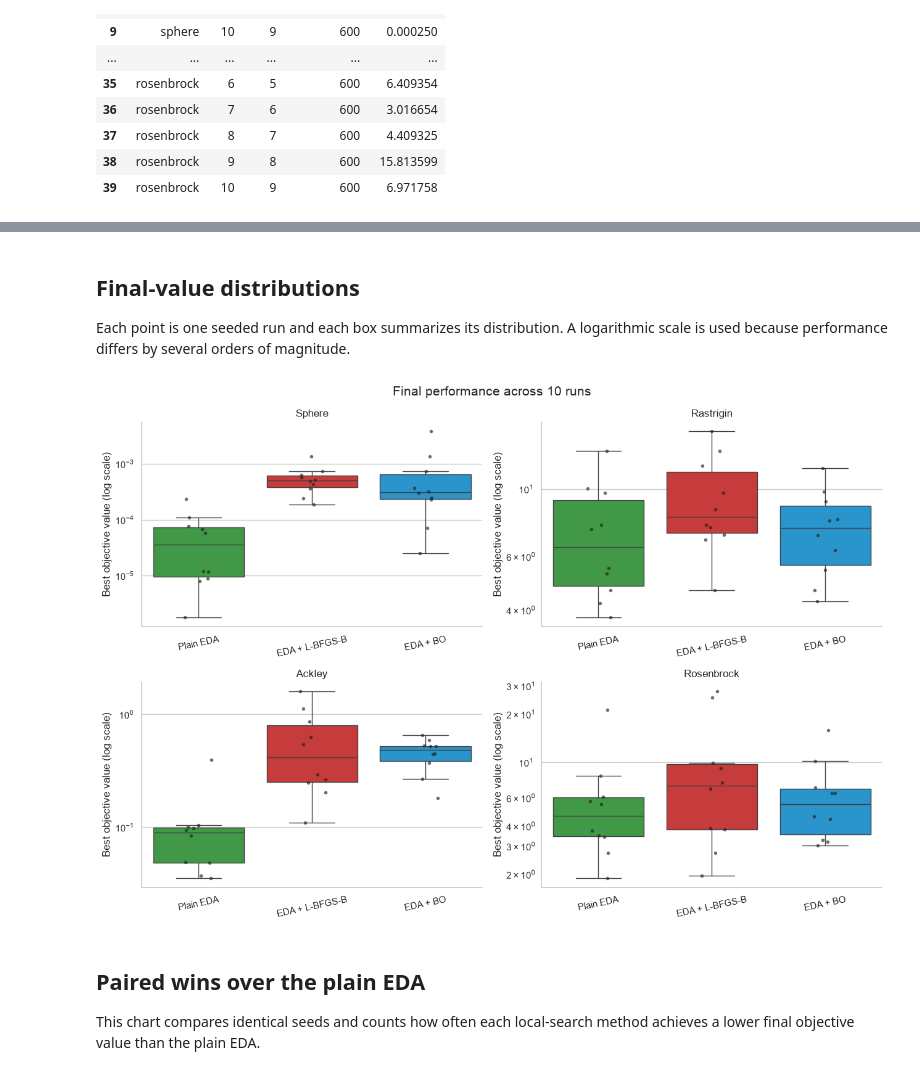
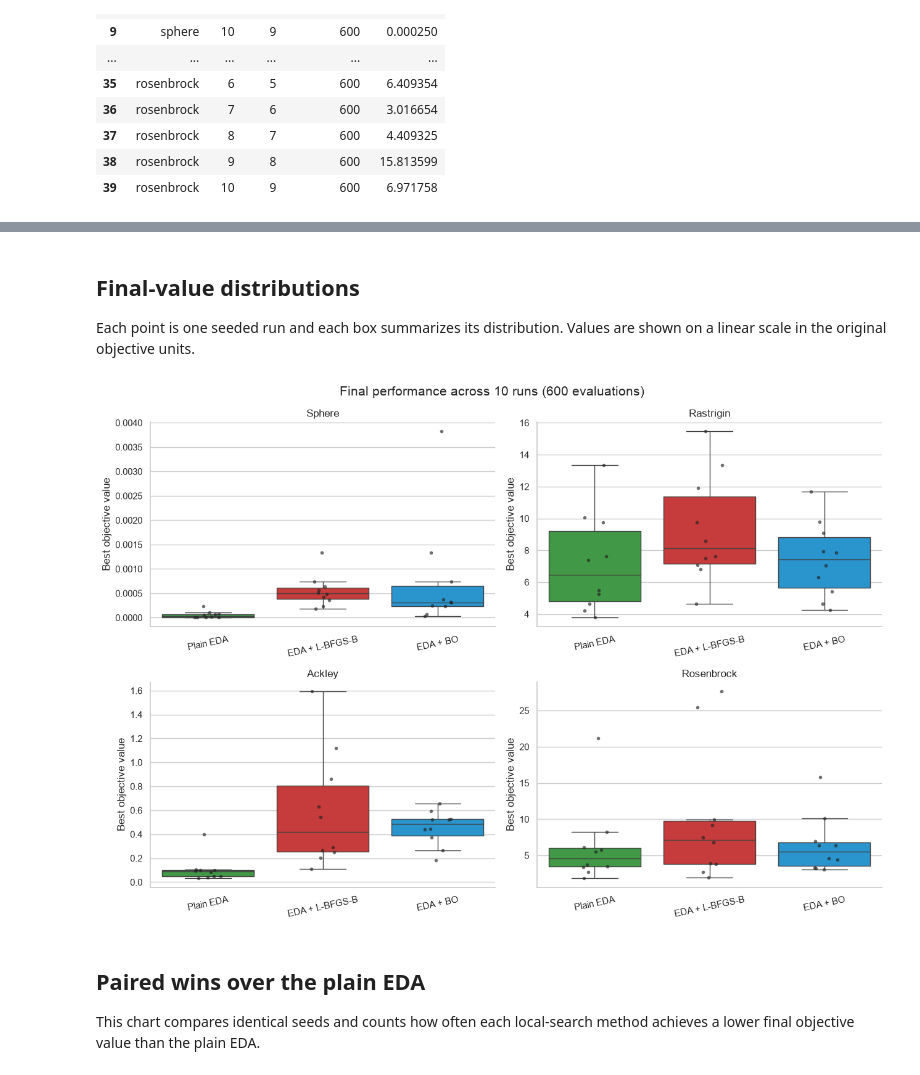
Before and after one commit to abarrenap/Bayesian_Optimization_for_EDA, a Jupyter notebook: bo_eda_experiments.ipynb, the cells around one changed output, grey strips where cells are left out. Drawn from its saved outputs; the diff is of its cells as text; code cells hidden in the pictures.

```diff
--- a/bo_eda_experiments.ipynb
+++ b/bo_eda_experiments.ipynb
@@ -331,13 +367,22 @@ class BudgetedBayesianLocalSearch:
 # %%
 def run_eda_with_bo(benchmark, objective, bounds, seed):
     evaluations = 0
+    history = []
+    best_so_far = np.inf
 
     def fitness(x):
-        nonlocal evaluations
+        nonlocal evaluations, best_so_far
         if evaluations >= MAX_EVALUATIONS:
             raise RuntimeError("Evaluation budget exceeded")
         evaluations += 1
-        return -float(objective(x))
+        value = float(objective(x))
+        best_so_far = min(best_so_far, value)
+        history.append({
+            "benchmark": benchmark, "method": 'EDA + BO',
+            "run": seed + 1, "seed": seed, "evaluation": evaluations,
+            "objective_value": value, "best_value": best_so_far,
+        })
+        return -value
 
     eda = GaussianUMDA(
         n_vars=N_DIMS,
@@ -361,6 +406,7 @@ def run_eda_with_bo(benchmark, objective, bounds, seed):
         "seed": seed,
         "evaluations": evaluations,
         "best_value": -stats.best_fitness_overall,
+        "history": history,
     }
 # %% [markdown]
 ## Run and save
@@ -459,15 +517,15 @@ for method in METHOD_ORDER:
             .sum()
         )
 
-        median_log10_gain = np.median(
-            np.log10(values["Plain EDA"] / values[method])
+        median_objective_improvement = np.median(
+            values["Plain EDA"] - values[method]
         )
 
         paired_rows.append({
             "benchmark": benchmark,
             "method": method,
             "wins": int(wins),
-            "median_log10_gain": median_log10_gain,
+            "median_objective_improvement": median_objective_improvement,
         })
 
 paired_summary = pd.DataFrame(paired_rows)
@@ -510,42 +568,38 @@ display(paired_summary)
 # %% [markdown]
 ## Final-value distributions
 
-Each point is one seeded run and each box summarizes its distribution. A logarithmic scale is used because performance differs by several orders of magnitude.
+Each point is one seeded run and each box summarizes its distribution. Values are shown on a linear scale in the original objective units.
 # %%
 METHOD_COLORS = {
     "Plain EDA": "#32A83A",
     "EDA + L-BFGS-B": "#DD2424",
     "EDA + BO": "#0F9CE8",
 }
-positive_min = all_results.loc[all_results["best_value"] > 0, "best_value"].min()
-plot_results = all_results.assign(
-    plot_value=all_results["best_value"].clip(lower=positive_min / 10)
-)
-
 fig, axes = plt.subplots(2, 2, figsize=(13, 9))
 for ax, benchmark in zip(axes.flat, BENCHMARK_ORDER):
-    data = plot_results[plot_results["benchmark"] == benchmark]
+    data = all_results[all_results["benchmark"] == benchmark]
     sns.boxplot(
-        data=data, x="method", y="plot_value", order=METHOD_ORDER,
+        data=data, x="method", y="best_value", order=METHOD_ORDER,
         hue="method", palette=METHOD_COLORS, dodge=False,
         showfliers=False, legend=False, ax=ax,
     )
     sns.stripplot(
-        data=data, x="method", y="plot_value", order=METHOD_ORDER,
+        data=data, x="method", y="best_value", order=METHOD_ORDER,
         color="#222222", size=4, alpha=0.65, jitter=0.12, ax=ax,
     )
-    ax.set_yscale("log")
+    ax.set_yscale("linear")
     ax.set_title(benchmark.capitalize())
     ax.set_xlabel("")
-    ax.set_ylabel("Best objective value (log scale)")
+    ax.set_ylabel("Best objective value")
     ax.tick_params(axis="x", rotation=12)
 
-fig.suptitle("Final performance across 10 runs", fontsize=15)
+fig.suptitle(f"Final performance across {N_RUNS} runs ({MAX_EVALUATIONS} evaluations)", fontsize=15)
 sns.despine()
 plt.tight_layout()
-plt.show()
+display(fig)
+plt.close(fig)
 # %% [output]
-[figure, old version]
+[figure, new version]
 # %% [markdown]
 ## Paired wins over the plain EDA
 
```
Also changed, not shown: parts of 12 cells of this notebook, 25 other files.
